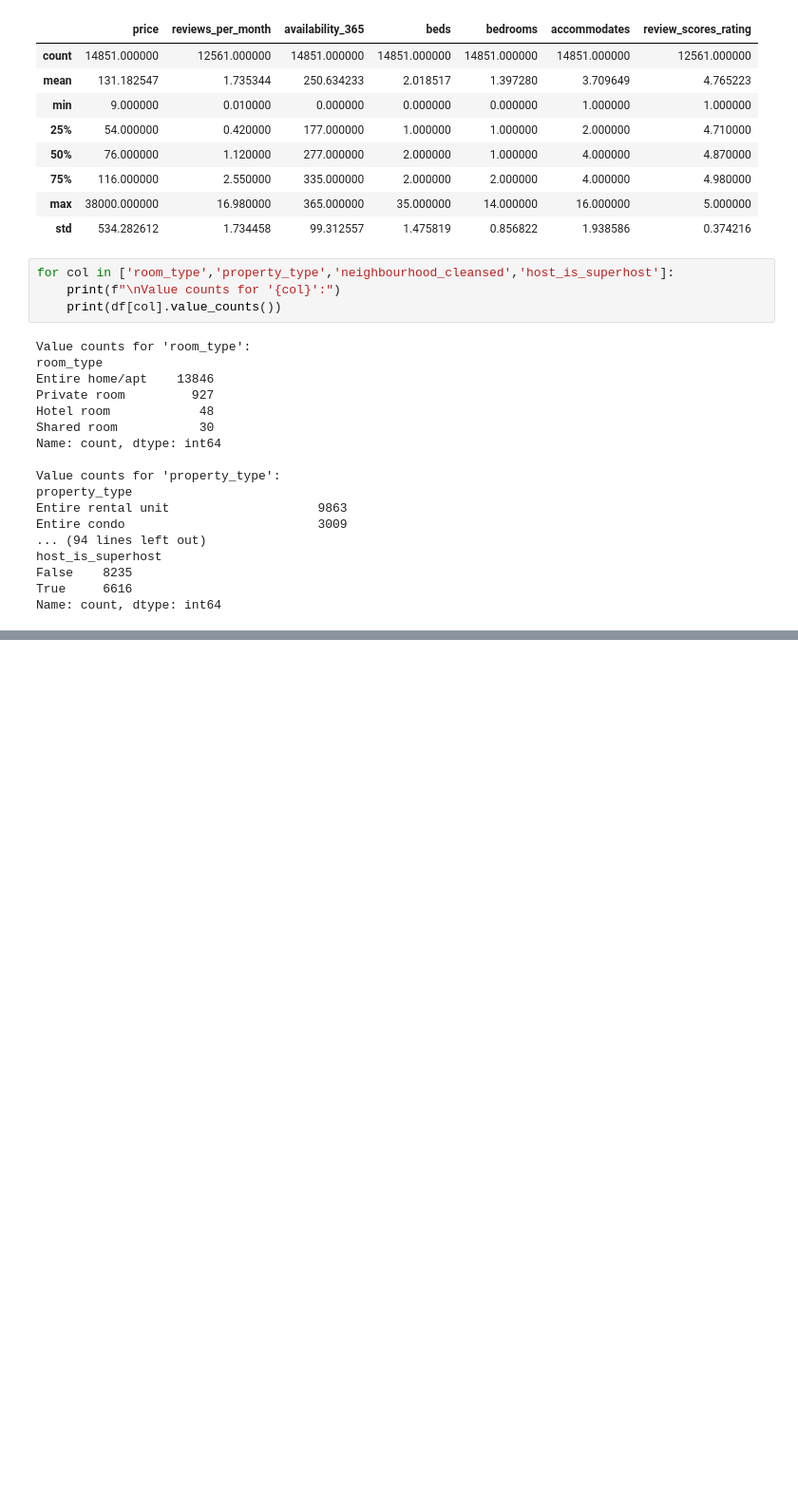
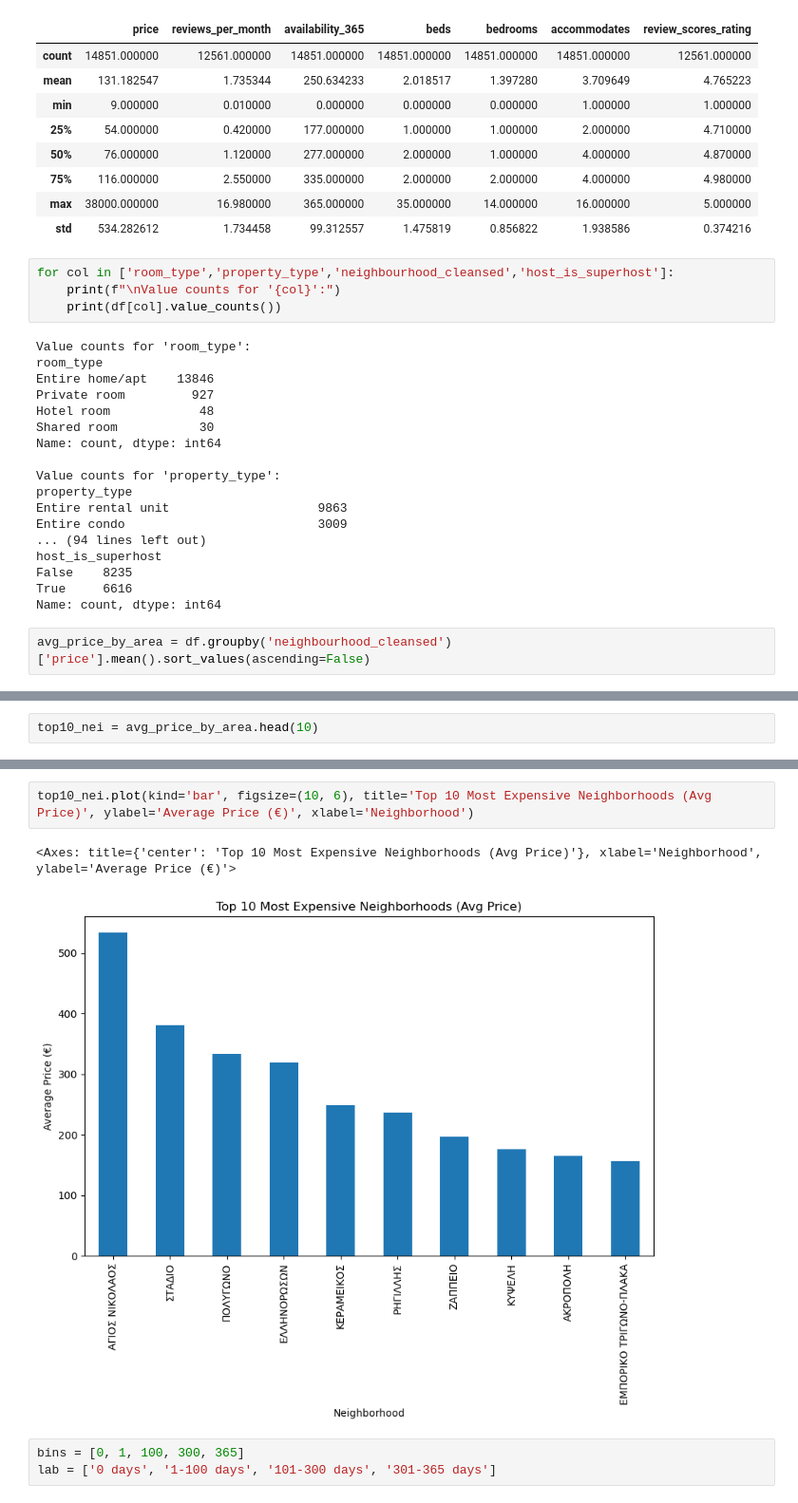
Before and after one commit to George-Dros/airbnb-data-analysis, a Jupyter notebook: notebooks/2. EDA.ipynb, the cells around one changed output, grey strips where cells are left out. Shown at 95% size. Cells and saved outputs as stored; diff of their text form; blank space fills up the shorter version.

```diff
--- a/notebooks/2. EDA.ipynb
+++ b/notebooks/2. EDA.ipynb
@@ -65,3 +67,5 @@ host_is_superhost
 False    8235
 True     6616
 Name: count, dtype: int64
+# %%
+avg_price_by_area = df.groupby('neighbourhood_cleansed')['price'].mean().sort_values(ascending=False)
@@ -67,0 +92,2 @@ Name: count, dtype: int64
+# %%
+top10_nei = avg_price_by_area.head(10)
@@ -67,0 +109,8 @@ Name: count, dtype: int64
+# %%
+top10_nei.plot(kind='bar', figsize=(10, 6), title='Top 10 Most Expensive Neighborhoods (Avg Price)', ylabel='Average Price (€)', xlabel='Neighborhood')
+# %% [output]
+<Axes: title={'center': 'Top 10 Most Expensive Neighborhoods (Avg Price)'}, xlabel='Neighborhood', ylabel='Average Price (€)'>
+[figure, added]
+# %%
+bins = [0, 1, 100, 300, 365]
+lab = ['0 days', '1-100 days', '101-300 days', '301-365 days']
```
Also changed, not shown: parts of 35 cells of this notebook.
